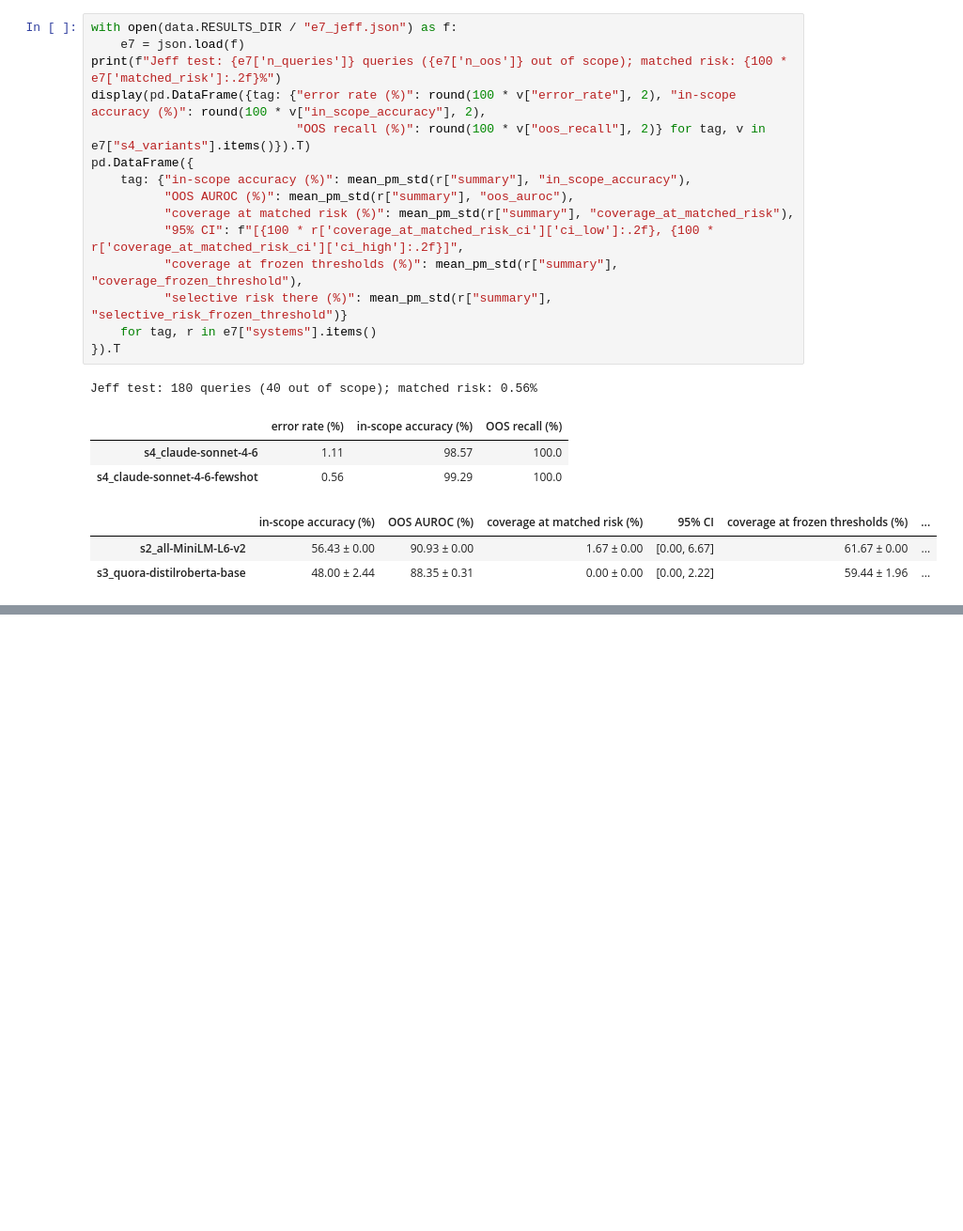
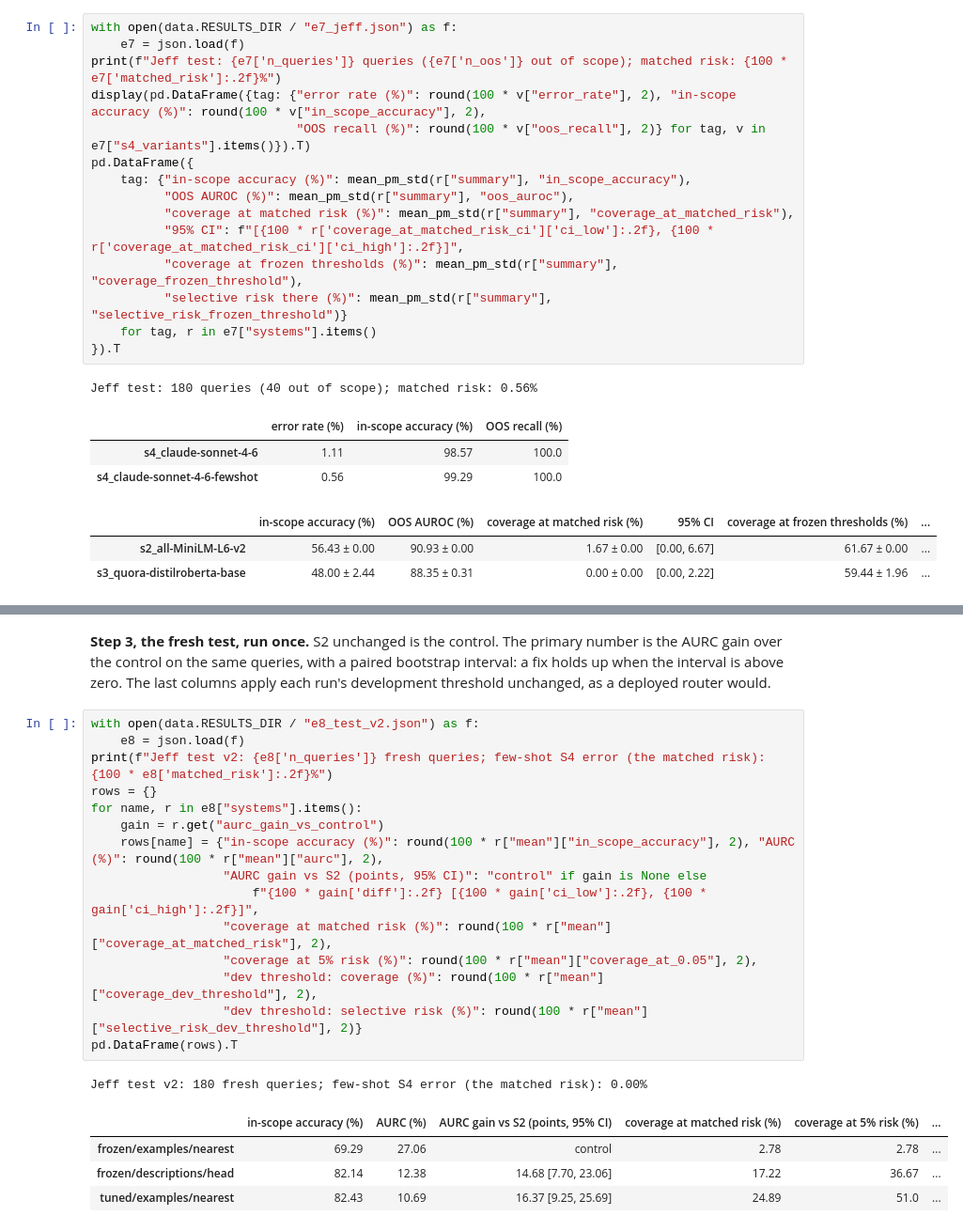
Before and after one commit to Krishil-Parmar/NLP_INDIVIDUAL, a Jupyter notebook: notebooks/00_submission.ipynb, the cells around one changed output, grey strips where cells are left out. Shown at 94% size. Saved outputs shown, nothing was run; the diff lists cells and outputs as text; blank space fills up the shorter version.

```diff
--- a/notebooks/00_submission.ipynb
+++ b/notebooks/00_submission.ipynb
@@ -786,0 +851,23 @@ Jeff test: 180 queries (40 out of scope); matched risk: 0.56%
+# %% [markdown]
+**Step 3, the fresh test, run once.** S2 unchanged is the control. The primary number is the AURC gain over the control on the same queries, with a paired bootstrap interval: a fix holds up when the interval is above zero. The last columns apply each run's development threshold unchanged, as a deployed router would.
+# %%
+with open(data.RESULTS_DIR / "e8_test_v2.json") as f:
+    e8 = json.load(f)
+print(f"Jeff test v2: {e8['n_queries']} fresh queries; few-shot S4 error (the matched risk): {100 * e8['matched_risk']:.2f}%")
+rows = {}
+for name, r in e8["systems"].items():
+    gain = r.get("aurc_gain_vs_control")
+    rows[name] = {"in-scope accuracy (%)": round(100 * r["mean"]["in_scope_accuracy"], 2), "AURC (%)": round(100 * r["mean"]["aurc"], 2),
+                  "AURC gain vs S2 (points, 95% CI)": "control" if gain is None else
+                      f"{100 * gain['diff']:.2f} [{100 * gain['ci_low']:.2f}, {100 * gain['ci_high']:.2f}]",
+                  "coverage at matched risk (%)": round(100 * r["mean"]["coverage_at_matched_risk"], 2),
+                  "coverage at 5% risk (%)": round(100 * r["mean"]["coverage_at_0.05"], 2),
+                  "dev threshold: coverage (%)": round(100 * r["mean"]["coverage_dev_threshold"], 2),
+                  "dev threshold: selective risk (%)": round(100 * r["mean"]["selective_risk_dev_threshold"], 2)}
+pd.DataFrame(rows).T
+# %% [output]
+Jeff test v2: 180 fresh queries; few-shot S4 error (the matched risk): 0.00%
+|  | in-scope accuracy (%) | AURC (%) | AURC gain vs S2 (points, 95% CI) | coverage at matched risk (%) | coverage at 5% risk (%) | ... |
+| frozen/examples/nearest | 69.29 | 27.06 | control | 2.78 | 2.78 | ... |
+| frozen/descriptions/head | 82.14 | 12.38 | 14.68 [7.70, 23.06] | 17.22 | 36.67 | ... |
+| tuned/examples/nearest | 82.43 | 10.69 | 16.37 [9.25, 25.69] | 24.89 | 51.0 | ... |
```
Also changed, not shown: parts of 14 cells of this notebook, 11 other files.
